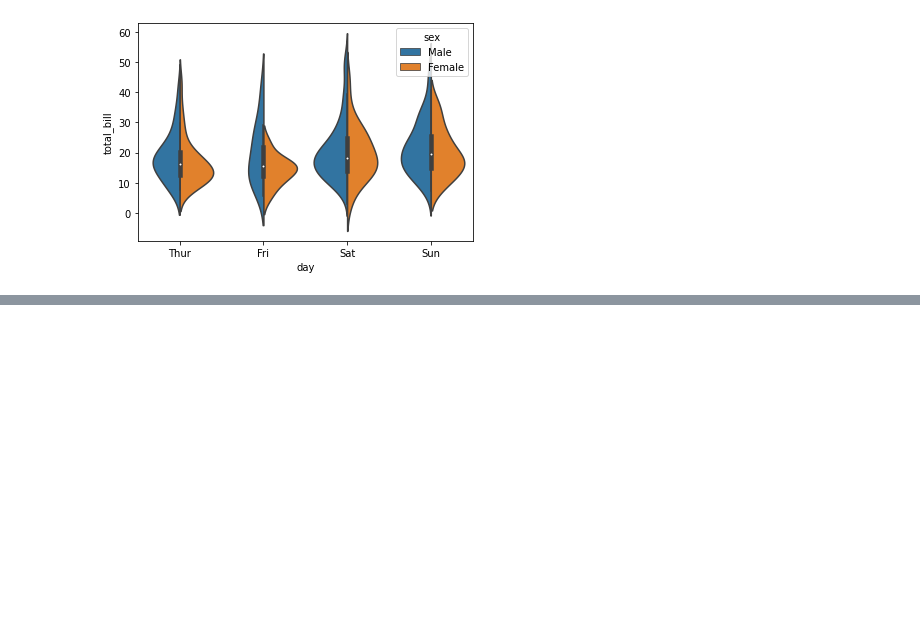
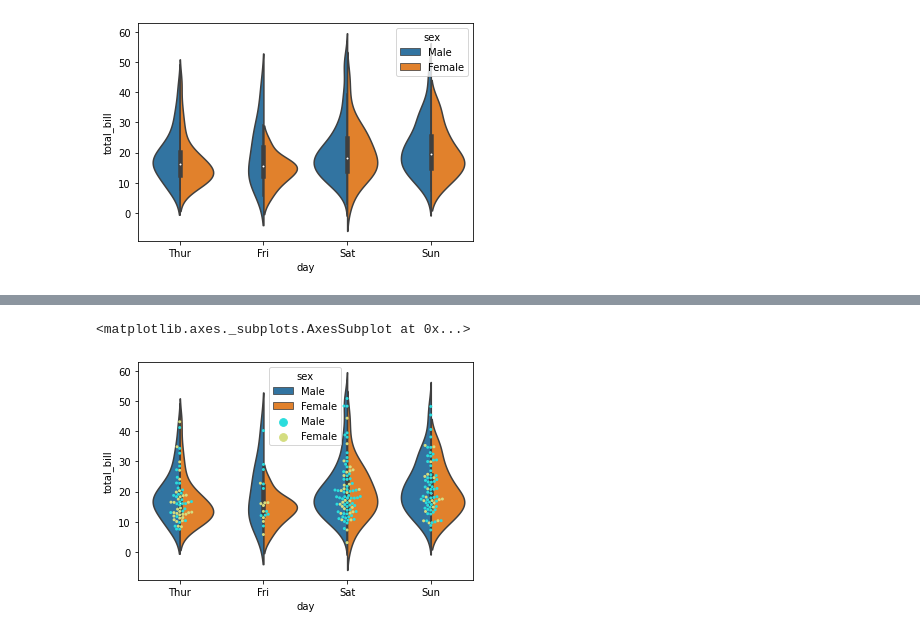
Before and after one commit to rishabhtiwari2048/data-science, a Jupyter notebook: Seaborn Essentials.ipynb, the cells around one changed output, grey strips where cells are left out. Cells and saved outputs as stored; diff of their text form; code cells hidden in the pictures; blank space fills up the shorter version.

```diff
--- a/Seaborn Essentials.ipynb
+++ b/Seaborn Essentials.ipynb
@@ -196,0 +225,6 @@ sns.violinplot(x='day',y='total_bill',data=tips,hue='sex',split=True)
+# %%
+sns.violinplot(x='day',y='total_bill', data=tips, hue='sex', split=True)
+sns.swarmplot(x='day',y='total_bill', data=tips, hue='sex', palette='rainbow', size = 3)
+# %% [output]
+<matplotlib.axes._subplots.AxesSubplot at 0x...>
+[figure, added]
```
Also changed, not shown: parts of 24 cells of this notebook.
